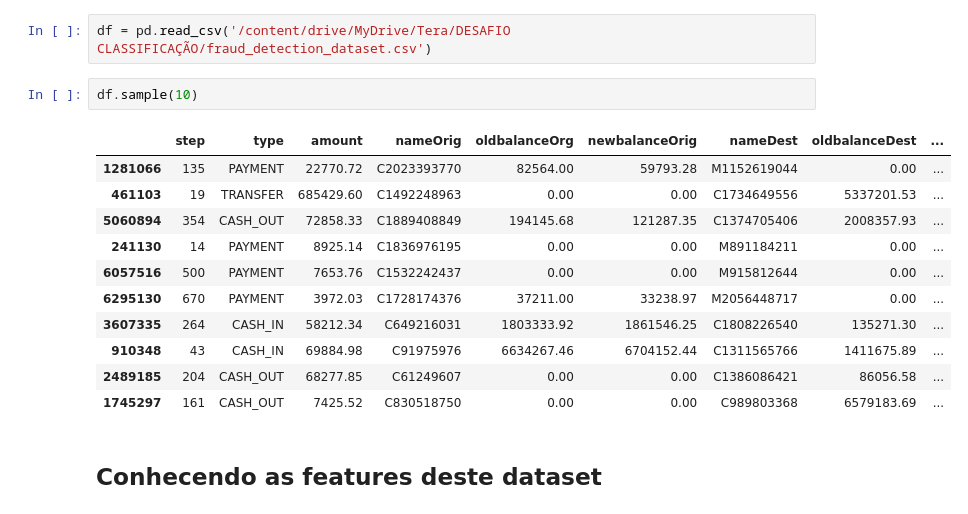
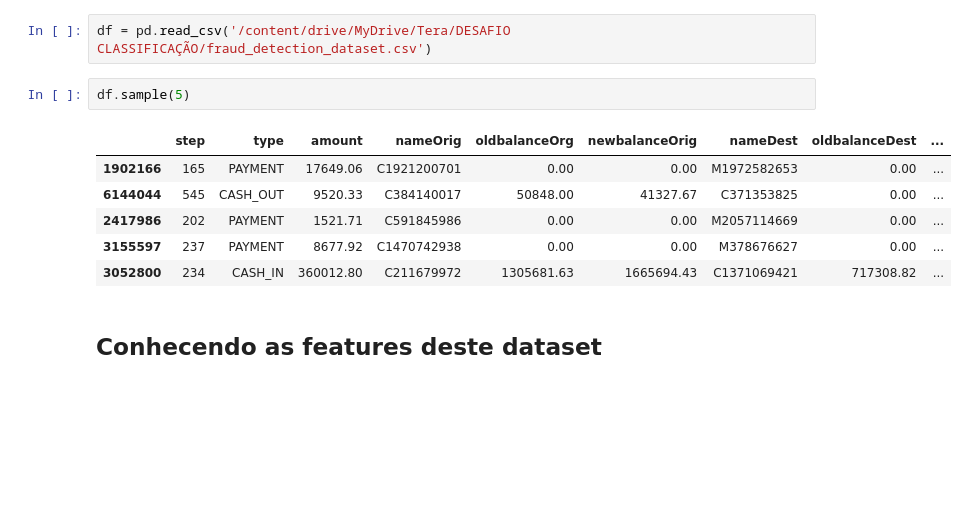
Before and after one commit to casjunior93/Tera---Desafio-de-classificacao, a Jupyter notebook: Refeito_Tera_Desafio_de_Classificação.ipynb, the cells around one changed output. Drawn from its saved outputs; the diff is of its cells as text; blank space fills up the shorter version.

```diff
--- a/Refeito_Tera_Desafio_de_Classificação.ipynb
+++ b/Refeito_Tera_Desafio_de_Classificação.ipynb
@@ -24,19 +24,14 @@ Agora importo os dados:
 # %%
 df = pd.read_csv('/content/drive/MyDrive/Tera/DESAFIO CLASSIFICAÇÃO/fraud_detection_dataset.csv')
 # %%
-df.sample(10)
+df.sample(5)
 # %% [output]
 |  | step | type | amount | nameOrig | oldbalanceOrg | newbalanceOrig | nameDest | oldbalanceDest | ... |
-| 1281066 | 135 | PAYMENT | 22770.72 | C2023393770 | 82564.00 | 59793.28 | M1152619044 | 0.00 | ... |
-| 461103 | 19 | TRANSFER | 685429.60 | C1492248963 | 0.00 | 0.00 | C1734649556 | 5337201.53 | ... |
-| 5060894 | 354 | CASH_OUT | 72858.33 | C1889408849 | 194145.68 | 121287.35 | C1374705406 | 2008357.93 | ... |
-| 241130 | 14 | PAYMENT | 8925.14 | C1836976195 | 0.00 | 0.00 | M891184211 | 0.00 | ... |
-| 6057516 | 500 | PAYMENT | 7653.76 | C1532242437 | 0.00 | 0.00 | M915812644 | 0.00 | ... |
-| 6295130 | 670 | PAYMENT | 3972.03 | C1728174376 | 37211.00 | 33238.97 | M2056448717 | 0.00 | ... |
-| 3607335 | 264 | CASH_IN | 58212.34 | C649216031 | 1803333.92 | 1861546.25 | C1808226540 | 135271.30 | ... |
-| 910348 | 43 | CASH_IN | 69884.98 | C91975976 | 6634267.46 | 6704152.44 | C1311565766 | 1411675.89 | ... |
-| 2489185 | 204 | CASH_OUT | 68277.85 | C61249607 | 0.00 | 0.00 | C1386086421 | 86056.58 | ... |
-| 1745297 | 161 | CASH_OUT | 7425.52 | C830518750 | 0.00 | 0.00 | C989803368 | 6579183.69 | ... |
+| 1902166 | 165 | PAYMENT | 17649.06 | C1921200701 | 0.00 | 0.00 | M1972582653 | 0.00 | ... |
+| 6144044 | 545 | CASH_OUT | 9520.33 | C384140017 | 50848.00 | 41327.67 | C371353825 | 0.00 | ... |
+| 2417986 | 202 | PAYMENT | 1521.71 | C591845986 | 0.00 | 0.00 | M2057114669 | 0.00 | ... |
+| 3155597 | 237 | PAYMENT | 8677.92 | C1470742938 | 0.00 | 0.00 | M378676627 | 0.00 | ... |
+| 3052800 | 234 | CASH_IN | 360012.80 | C211679972 | 1305681.63 | 1665694.43 | C1371069421 | 717308.82 | ... |
 # %% [markdown]
 ## Conhecendo as features deste dataset
 # %% [markdown]
```
Also changed, not shown: parts of 6 cells of this notebook.
